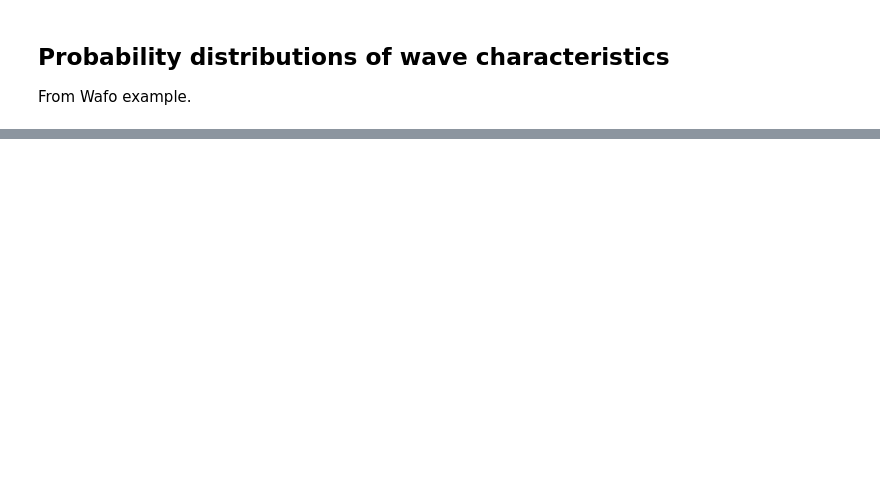
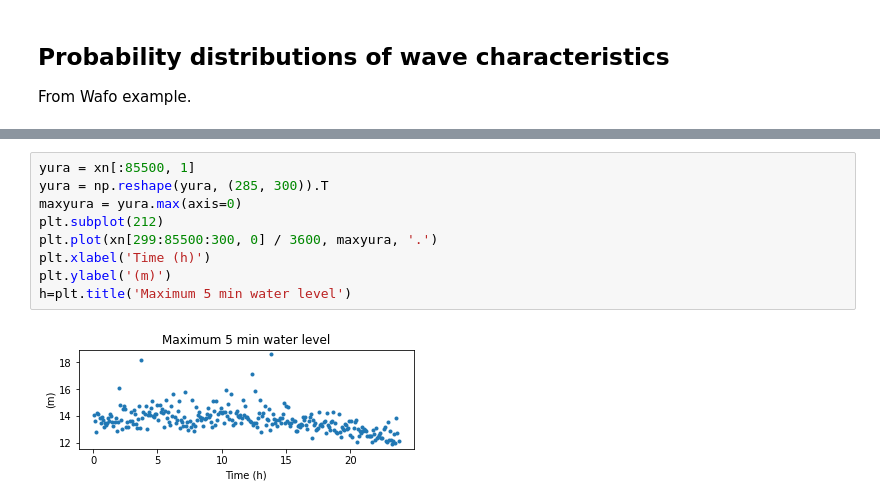
Before and after one commit to famiuer/EnvironmentalStudy, a Jupyter notebook: Examples/3 Wave.ipynb, the cells around one changed output, grey strips where cells are left out. Saved outputs shown, nothing was run; the diff lists cells and outputs as text; blank space fills up the shorter version.

```diff
--- a/Examples/3 Wave.ipynb
+++ b/Examples/3 Wave.ipynb
@@ -180,0 +217,11 @@ plt.axis([0, 10, 0, 0.35])
+# %%
+yura = xn[:85500, 1]
+yura = np.reshape(yura, (285, 300)).T
+maxyura = yura.max(axis=0)
+plt.subplot(212)
+plt.plot(xn[299:85500:300, 0] / 3600, maxyura, '.')
+plt.xlabel('Time (h)')
+plt.ylabel('(m)')
+h=plt.title('Maximum 5 min water level')
+# %% [output]
+[figure, added]
```
Also changed, not shown: parts of 7 cells of this notebook.
